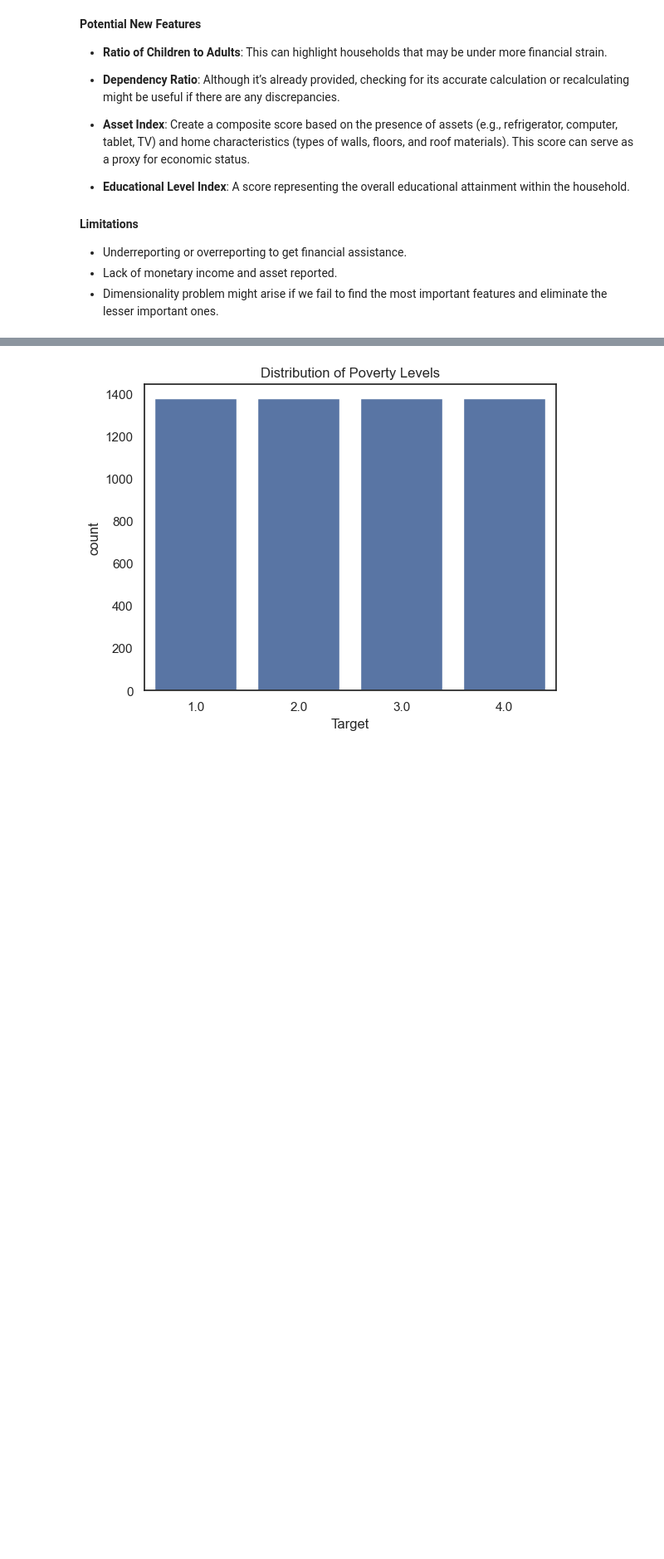
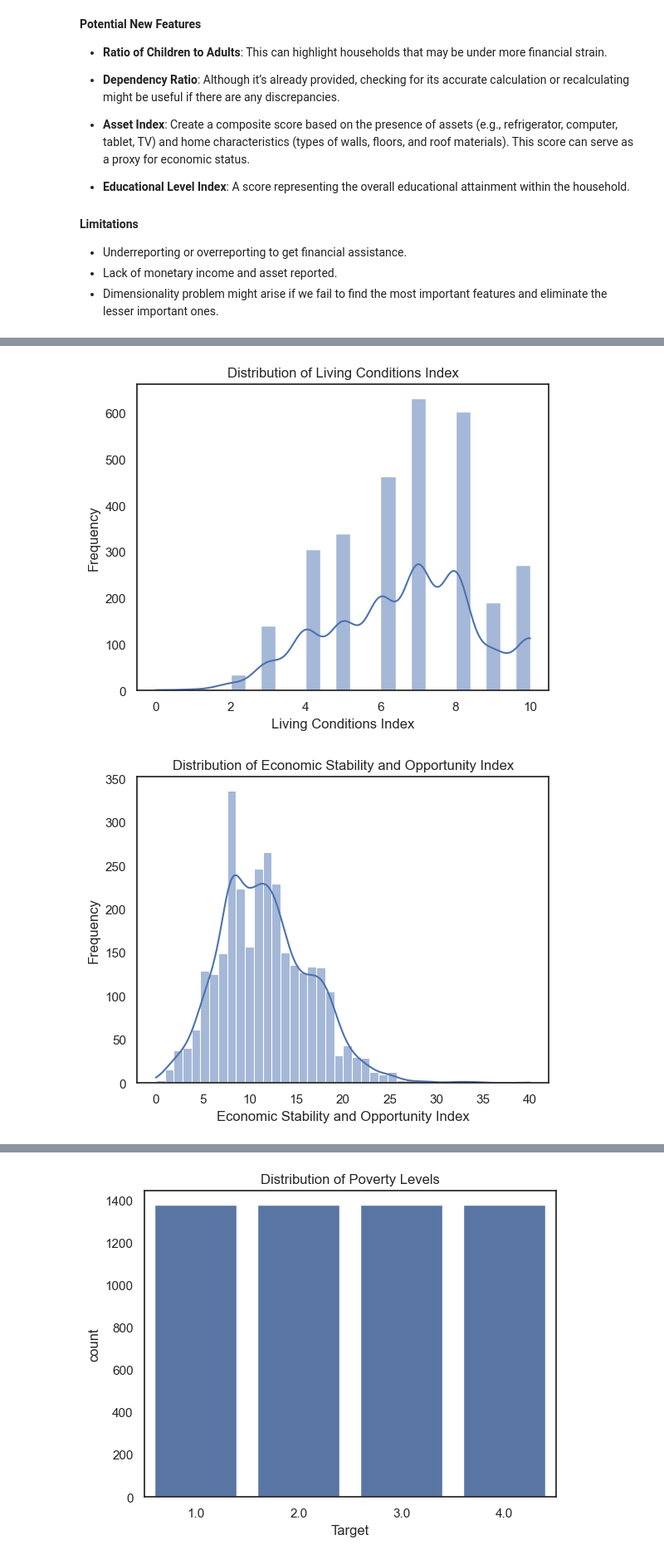
Before and after one commit to onurcan-b/Costa-Rica-Poverty-Prediction, a Jupyter notebook: Milestone 1.ipynb, the cells around one changed output, grey strips where cells are left out. Shown at 83% size. Cells and saved outputs as stored; diff of their text form; code cells hidden in the pictures; blank space fills up the shorter version.

```diff
--- a/Milestone 1.ipynb
+++ b/Milestone 1.ipynb
@@ -227,9 +228,10 @@ data['adult'] = data['hogar_adul'] - data['hogar_mayor']
 data['dependency_count'] = data['hogar_nin'] + data['hogar_mayor']
 data['new_dependency'] = data['dependency_count'] / data['adult']
 data[['hogar_adul', 'hogar_mayor', 'hogar_nin', 'hogar_total', 'new_dependency', 'dependency']].head(10)
+
 # Compare 'new_dependency', 'dependency' found that :
 #   1. original dependency deal with inf(replace with 8)
 #   2. original dependency no = 0, yes = 1--> just replace and use the original one
-data.drop(columns=['adult', 'dependency_count', 'new_dependency'], inplace=True)
+data.drop(columns=['new_dependency'], inplace=True)
 data['dependency'] = data['dependency'].replace({'yes': 1, 'no': 0})
 data['dependency'] = pd.to_numeric(data['dependency'])
@@ -275,0 +303,26 @@ idhogar    ...
+# %%
+#Distribution of our new Features.
+
+# Distribution of Living Conditions Index
+sns.histplot(grouped_data['Living_Conditions_Index'], kde=True)
+plt.title('Distribution of Living Conditions Index')
+plt.xlabel('Living Conditions Index')
+plt.ylabel('Frequency')
+plt.show()
+
+# Distribution of Economic Stability and Opportunity Index
+sns.histplot(grouped_data['Economic_Stability_Opportunity_Index'], kde=True)
+plt.title('Distribution of Economic Stability and Opportunity Index')
+plt.xlabel('Economic Stability and Opportunity Index')
+plt.ylabel('Frequency')
+plt.show()
+
+# Distribution of Social Dynamics Index
+sns.histplot(grouped_data['Social_Dynamics_Index'], kde=True)
+plt.title('Distribution of Social Dynamics Index')
+plt.xlabel('Social Dynamics Index')
+plt.ylabel('Frequency')
+plt.show()
+# %% [output]
+[figure, added]
+[figure, added]
```
Also changed, not shown: parts of 12 cells of this notebook.
